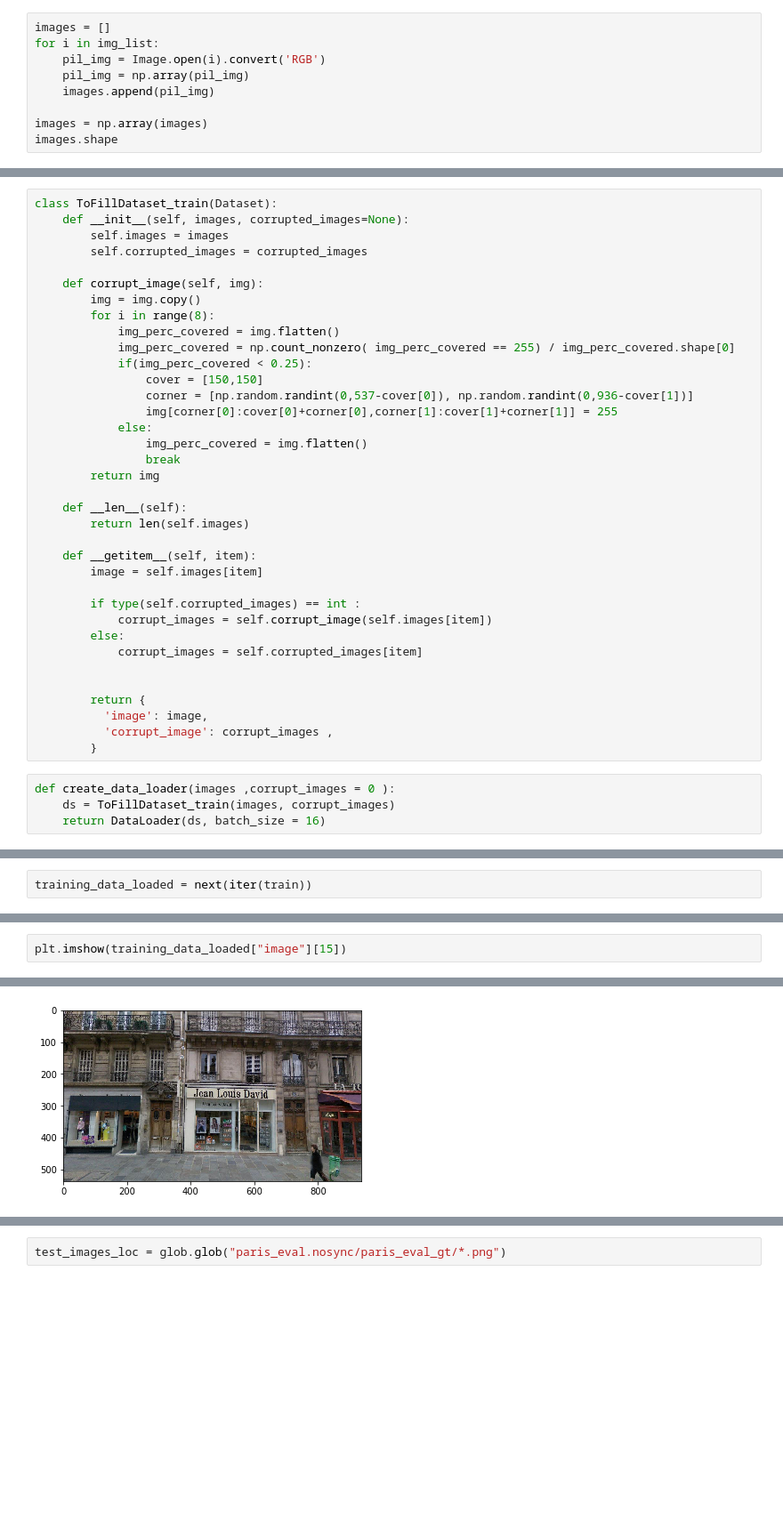
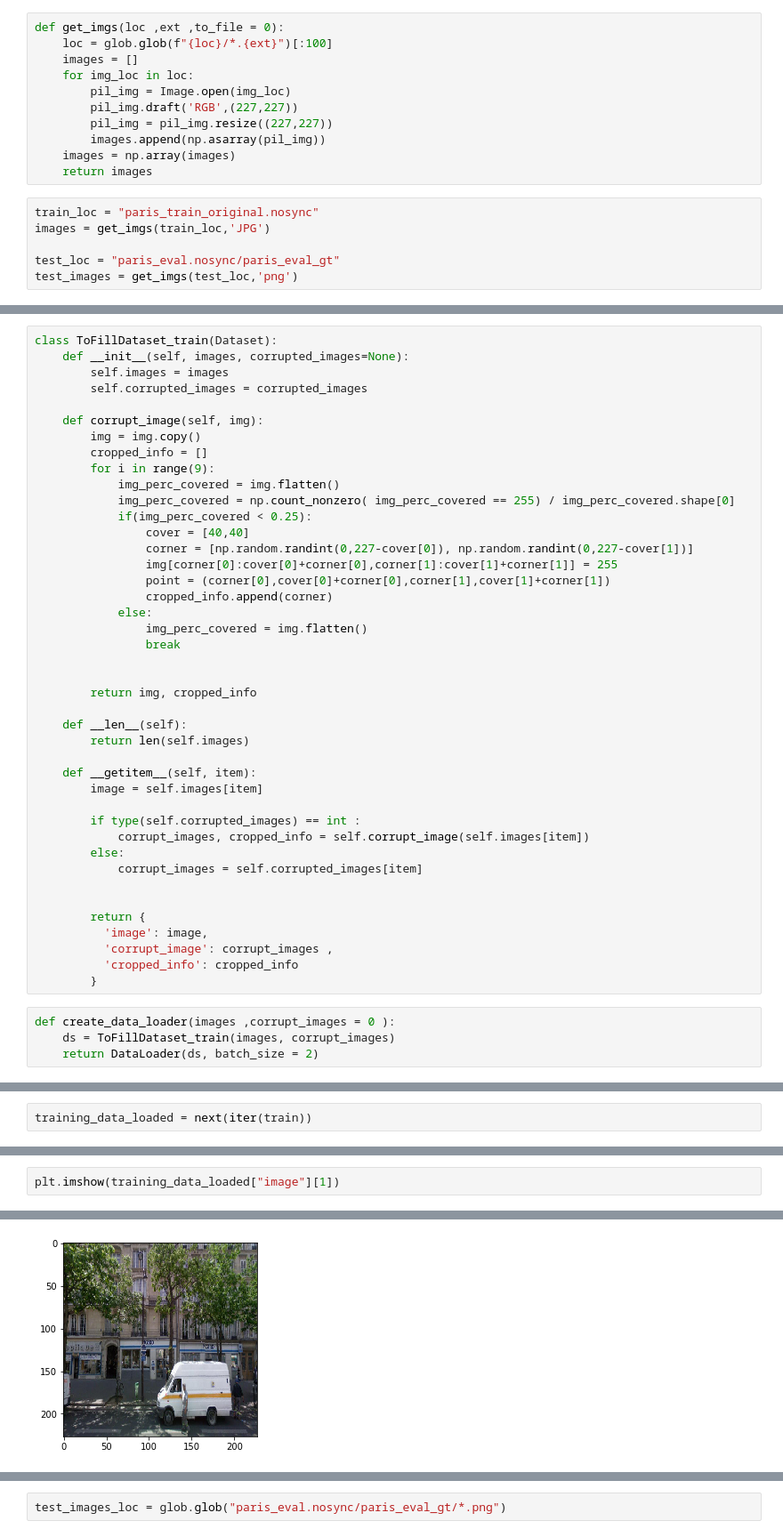
Before and after one commit to a92920/ProjectGAN, a Jupyter notebook: EDA_TRAIN.ipynb, the cells around one changed output, grey strips where cells are left out. Shown at 89% size. Drawn from its saved outputs; the diff is of its cells as text; blank space fills up the shorter version.

```diff
--- a/EDA_TRAIN.ipynb
+++ b/EDA_TRAIN.ipynb
@@ -9,14 +10,22 @@ from torch.utils.data import Dataset, DataLoader
 # %%
 img_list = glob.glob("paris_train_original.nosync/*.JPG")
 # %%
-images = []
-for i in img_list:
-    pil_img = Image.open(i).convert('RGB')
-    pil_img = np.array(pil_img)
-    images.append(pil_img)
-
-images = np.array(images)
-images.shape
+def get_imgs(loc ,ext ,to_file = 0):
+    loc = glob.glob(f"{loc}/*.{ext}")[:100]
+    images = []
+    for img_loc in loc:
+        pil_img = Image.open(img_loc)
+        pil_img.draft('RGB',(227,227))
+        pil_img = pil_img.resize((227,227))
+        images.append(np.asarray(pil_img))
+    images = np.array(images)
+    return images
+# %%
+train_loc = "paris_train_original.nosync"
+images = get_imgs(train_loc,'JPG')
+
+test_loc = "paris_eval.nosync/paris_eval_gt"
+test_images = get_imgs(test_loc,'png')
 # %%
 upper = [np.random.randint(0,537), np.random.randint(0,936)]
 lower = [np.random.randint(upper[0],537), np.random.randint(upper[1],936)]
@@ -57,17 +70,22 @@ class ToFillDataset_train(Dataset):
 
     def corrupt_image(self, img):
         img = img.copy()
-        for i in range(8):
+        cropped_info = []
+        for i in range(9):
             img_perc_covered = img.flatten()
             img_perc_covered = np.count_nonzero( img_perc_covered == 255) / img_perc_covered.shape[0]
             if(img_perc_covered < 0.25):
-                cover = [150,150]
-                corner = [np.random.randint(0,537-cover[0]), np.random.randint(0,936-cover[1])]
+                cover = [40,40]
+                corner = [np.random.randint(0,227-cover[0]), np.random.randint(0,227-cover[1])]
                 img[corner[0]:cover[0]+corner[0],corner[1]:cover[1]+corner[1]] = 255
+                point = (corner[0],cover[0]+corner[0],corner[1],cover[1]+corner[1])
+                cropped_info.append(corner)
             else:
                 img_perc_covered = img.flatten()
                 break
-        return img
+
+
+        return img, cropped_info
 
     def __len__(self):
         return len(self.images)
@@ -76,7 +94,7 @@ class ToFillDataset_train(Dataset):
         image = self.images[item]
 
         if type(self.corrupted_images) == int :
-            corrupt_images = self.corrupt_image(self.images[item])
+            corrupt_images, cropped_info = self.corrupt_image(self.images[item])
         else:
             corrupt_images = self.corrupted_images[item]
 
@@ -84,11 +102,12 @@ class ToFillDataset_train(Dataset):
         return {
           'image': image,
           'corrupt_image': corrupt_images ,
+          'cropped_info': cropped_info
         }
 # %%
 def create_data_loader(images ,corrupt_images = 0 ):
     ds = ToFillDataset_train(images, corrupt_images)
-    return DataLoader(ds, batch_size = 16)
+    return DataLoader(ds, batch_size = 2)
 # %%
 train = create_data_loader(images)
 # %%
@@ -99,6 +127,6 @@ for i in training_data_loaded:
 # %%
-plt.imshow(training_data_loaded["image"][15])
+plt.imshow(training_data_loaded["image"][1])
 # %% [output]
 <matplotlib.image.AxesImage at 0x...>
-[figure, old version]
+[figure, new version]
 # %%
```
Also changed, not shown: parts of 23 cells of this notebook, 3 other files.
